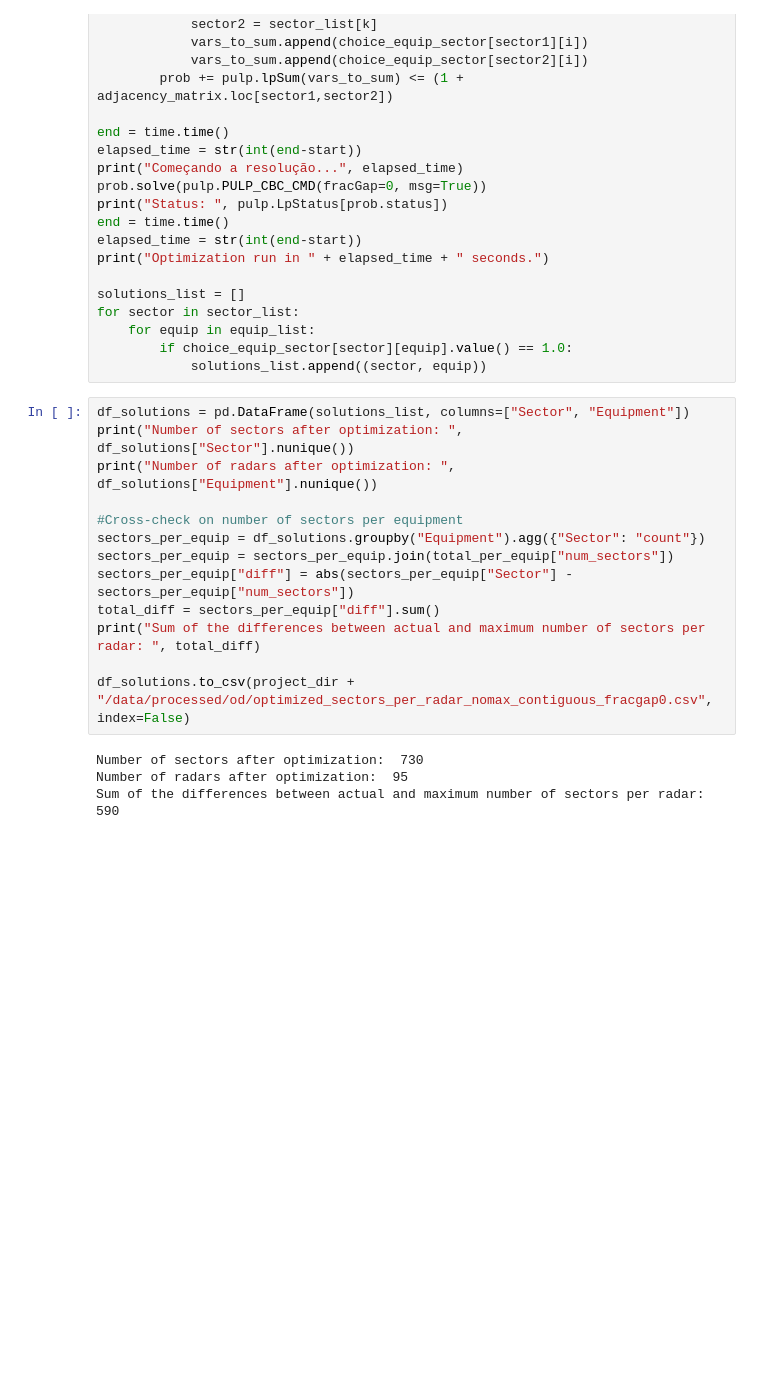
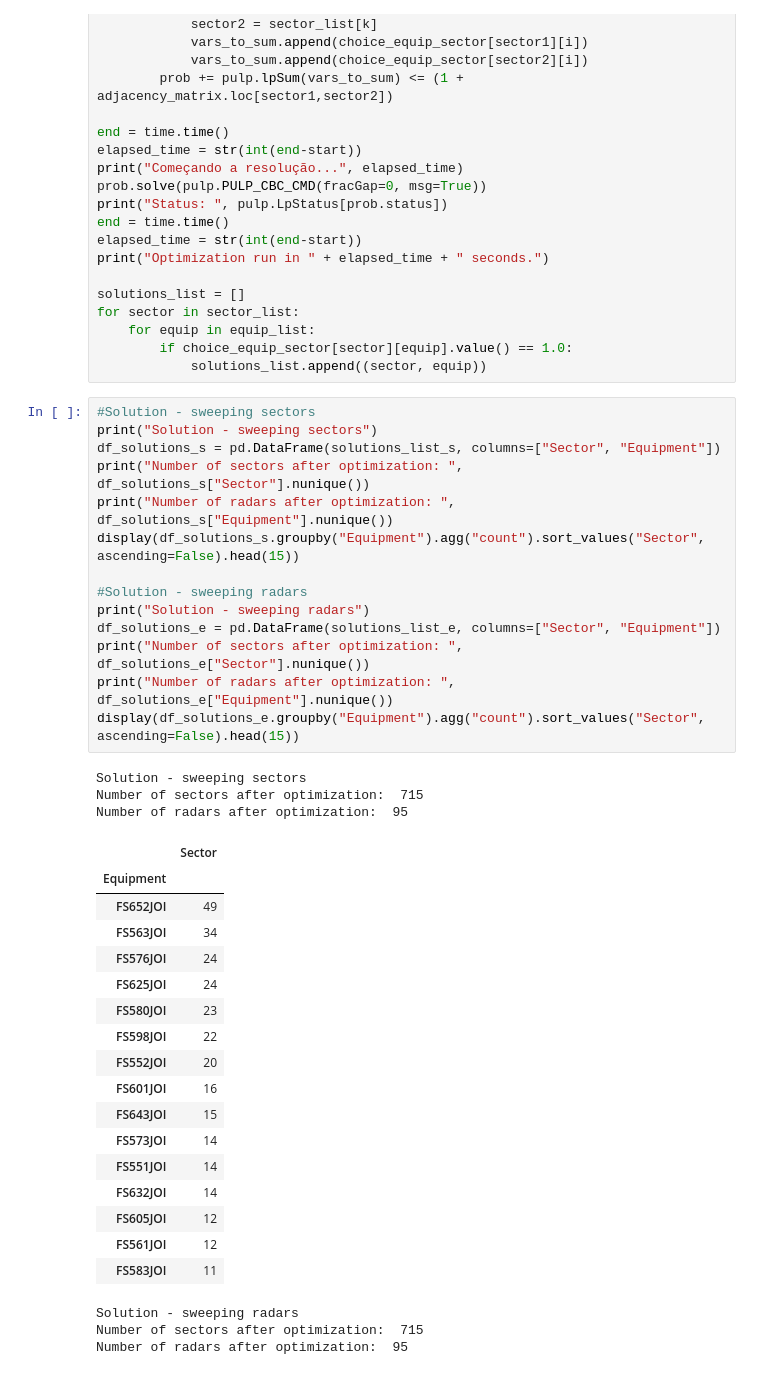
Before and after one commit to pmj-sepud/Joinville-Smart-Mobility, a Jupyter notebook: notebooks/reports/201803-GabrielBogo-Optimization_CensusSectorsAllocation.ipynb, the cells around one changed output. Cells and saved outputs as stored; diff of their text form; blank space fills up the shorter version.

```diff
--- a/notebooks/reports/201803-GabrielBogo-Optimization_CensusSectorsAllocation.ipynb
+++ b/notebooks/reports/201803-GabrielBogo-Optimization_CensusSectorsAllocation.ipynb
@@ -233,20 +347,41 @@ for sector in sector_list:
     for equip in equip_list:
         if choice_equip_sector[sector][equip].value() == 1.0:
             solutions_list.append((sector, equip))
-# %%
-df_solutions = pd.DataFrame(solutions_list, columns=["Sector", "Equipment"])
-print("Number of sectors after optimization: ", df_solutions["Sector"].nunique())
-print("Number of radars after optimization: ", df_solutions["Equipment"].nunique())
-
-#Cross-check on number of sectors per equipment
-sectors_per_equip = df_solutions.groupby("Equipment").agg({"Sector": "count"})
-sectors_per_equip = sectors_per_equip.join(total_per_equip["num_sectors"])
-sectors_per_equip["diff"] = abs(sectors_per_equip["Sector"] - sectors_per_equip["num_sectors"])
-total_diff = sectors_per_equip["diff"].sum()
-print("Sum of the differences between actual and maximum number of sectors per radar: ", total_diff)
-
-df_solutions.to_csv(project_dir + "/data/processed/od/optimized_sectors_per_radar_nomax_contiguous_fracgap0.csv", index=False)
-# %% [output]
-Number of sectors after optimization:  730
-Number of radars after optimization:  95
-Sum of the differences between actual and maximum number of sectors per radar:  590
+# %%
+#Solution - sweeping sectors
+print("Solution - sweeping sectors")
+df_solutions_s = pd.DataFrame(solutions_list_s, columns=["Sector", "Equipment"])
+print("Number of sectors after optimization: ", df_solutions_s["Sector"].nunique())
+print("Number of radars after optimization: ", df_solutions_s["Equipment"].nunique())
+display(df_solutions_s.groupby("Equipment").agg("count").sort_values("Sector", ascending=False).head(15))
+
+#Solution - sweeping radars
+print("Solution - sweeping radars")
+df_solutions_e = pd.DataFrame(solutions_list_e, columns=["Sector", "Equipment"])
+print("Number of sectors after optimization: ", df_solutions_e["Sector"].nunique())
+print("Number of radars after optimization: ", df_solutions_e["Equipment"].nunique())
+display(df_solutions_e.groupby("Equipment").agg("count").sort_values("Sector", ascending=False).head(15))
+# %% [output]
+Solution - sweeping sectors
+Number of sectors after optimization:  715
+Number of radars after optimization:  95
+|  | Sector |
+| Equipment |  |
+| FS652JOI | 49 |
+| FS563JOI | 34 |
+| FS576JOI | 24 |
+| FS625JOI | 24 |
+| FS580JOI | 23 |
+| FS598JOI | 22 |
+| FS552JOI | 20 |
+| FS601JOI | 16 |
+| FS643JOI | 15 |
+| FS573JOI | 14 |
+| FS551JOI | 14 |
+| FS632JOI | 14 |
+| FS605JOI | 12 |
+| FS561JOI | 12 |
+| FS583JOI | 11 |
+Solution - sweeping radars
+Number of sectors after optimization:  715
+Number of radars after optimization:  95
```
Also changed, not shown: parts of 16 cells of this notebook, 3 other files.
